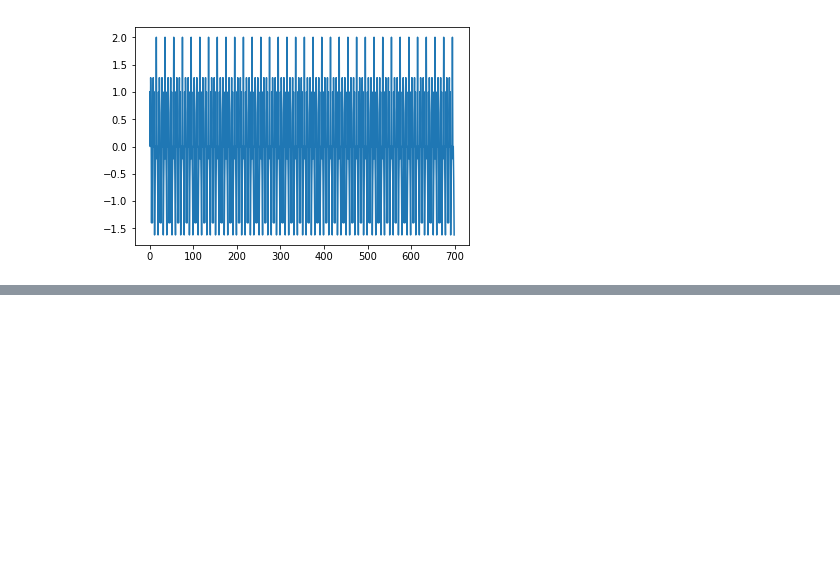
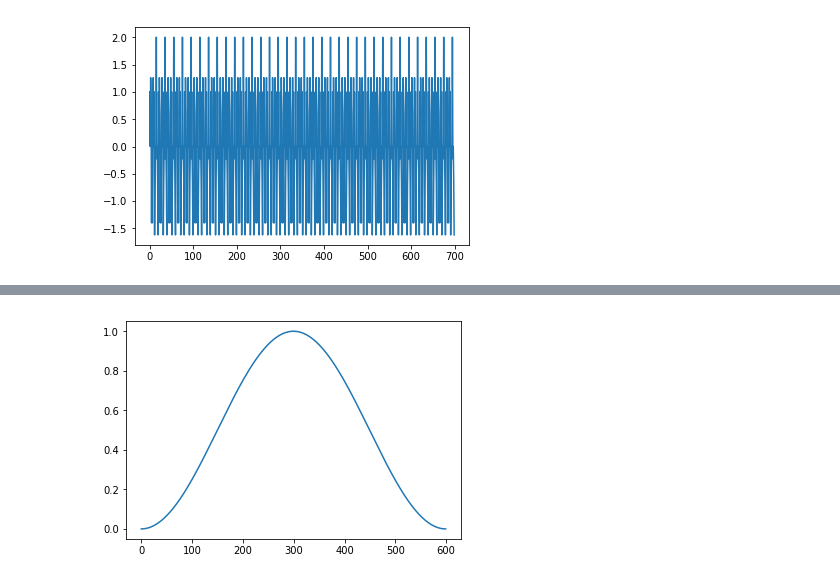
Before and after one commit to tsato-code/AudioSignalProcessing, a Jupyter notebook: AudioSignalProcessing.ipynb, the cells around one changed output, grey strips where cells are left out. Drawn from its saved outputs; the diff is of its cells as text; code cells hidden in the pictures; blank space fills up the shorter version.

```diff
--- a/AudioSignalProcessing.ipynb
+++ b/AudioSignalProcessing.ipynb
@@ -123,0 +145,7 @@ plt.show()
+# %%
+# ハン窓
+w = np.hanning(600)
+plt.plot(w)
+plt.show()
+# %% [output]
+[figure, added]
```
Also changed, not shown: parts of 12 cells of this notebook, 1 other file.
